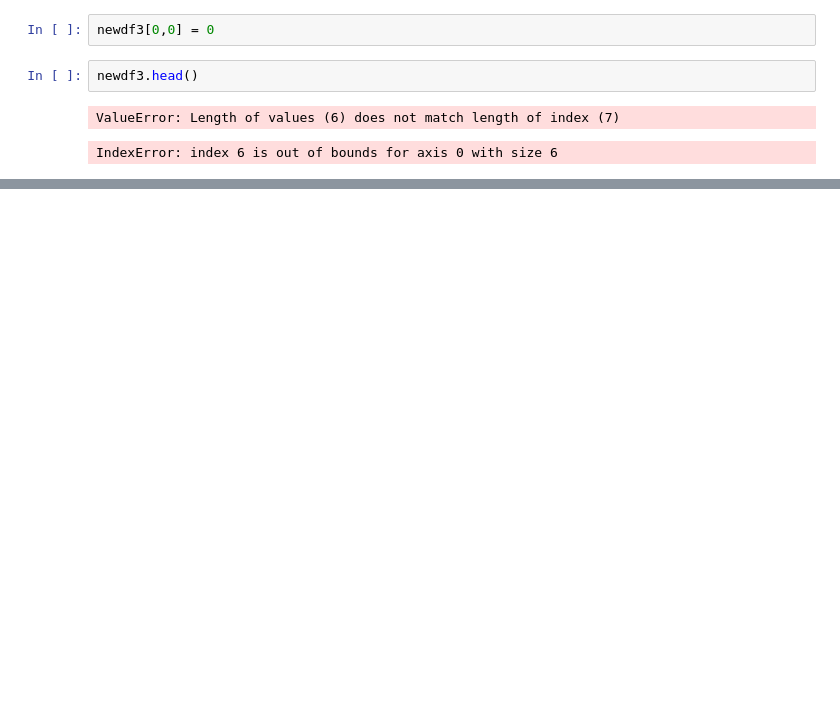
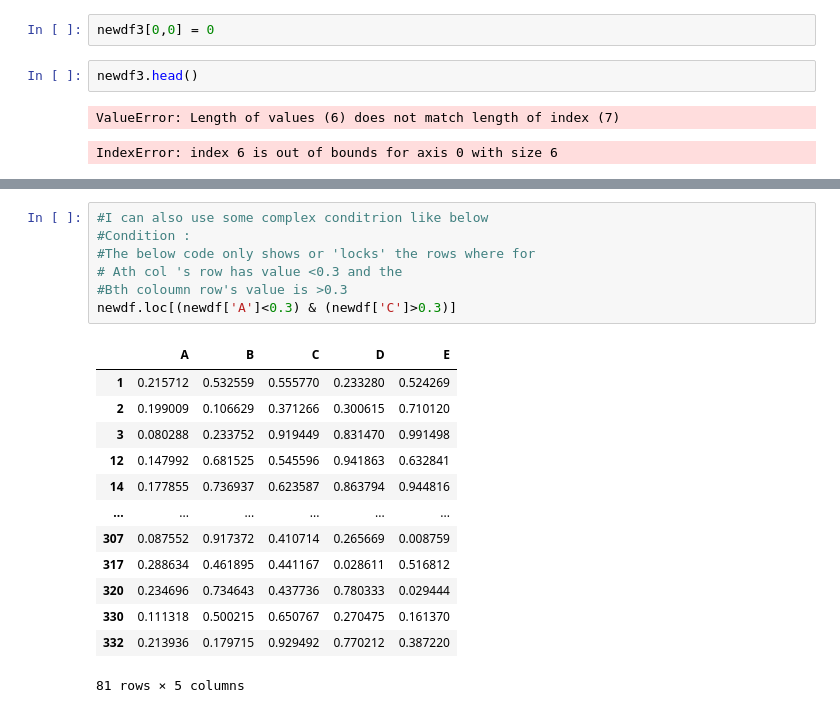
Before and after one commit to TanishqThuse/EDA_Data_Science_Code_With_Harry, a Jupyter notebook: Pandas_CSV_Basics/Pandas_CSV_Introduction.ipynb, the cells around one changed output, grey strips where cells are left out. Drawn from its saved outputs; the diff is of its cells as text; blank space fills up the shorter version.

```diff
--- a/Pandas_CSV_Basics/Pandas_CSV_Introduction.ipynb
+++ b/Pandas_CSV_Basics/Pandas_CSV_Introduction.ipynb
@@ -344,0 +442,21 @@ IndexError: index 6 is out of bounds for axis 0 with size 6
+# %%
+#I can also use some complex conditrion like below
+#Condition :
+#The below code only shows or 'locks' the rows where for
+# Ath col 's row has value <0.3 and the
+#Bth coloumn row's value is >0.3
+newdf.loc[(newdf['A']<0.3) & (newdf['C']>0.3)]
+# %% [output]
+|  | A | B | C | D | E |
+| 1 | 0.215712 | 0.532559 | 0.555770 | 0.233280 | 0.524269 |
+| 2 | 0.199009 | 0.106629 | 0.371266 | 0.300615 | 0.710120 |
+| 3 | 0.080288 | 0.233752 | 0.919449 | 0.831470 | 0.991498 |
+| 12 | 0.147992 | 0.681525 | 0.545596 | 0.941863 | 0.632841 |
+| 14 | 0.177855 | 0.736937 | 0.623587 | 0.863794 | 0.944816 |
+| ... | ... | ... | ... | ... | ... |
+| 307 | 0.087552 | 0.917372 | 0.410714 | 0.265669 | 0.008759 |
+| 317 | 0.288634 | 0.461895 | 0.441167 | 0.028611 | 0.516812 |
+| 320 | 0.234696 | 0.734643 | 0.437736 | 0.780333 | 0.029444 |
+| 330 | 0.111318 | 0.500215 | 0.650767 | 0.270475 | 0.161370 |
+| 332 | 0.213936 | 0.179715 | 0.929492 | 0.770212 | 0.387220 |
+81 rows × 5 columns
```
Also changed, not shown: parts of 24 cells of this notebook.
